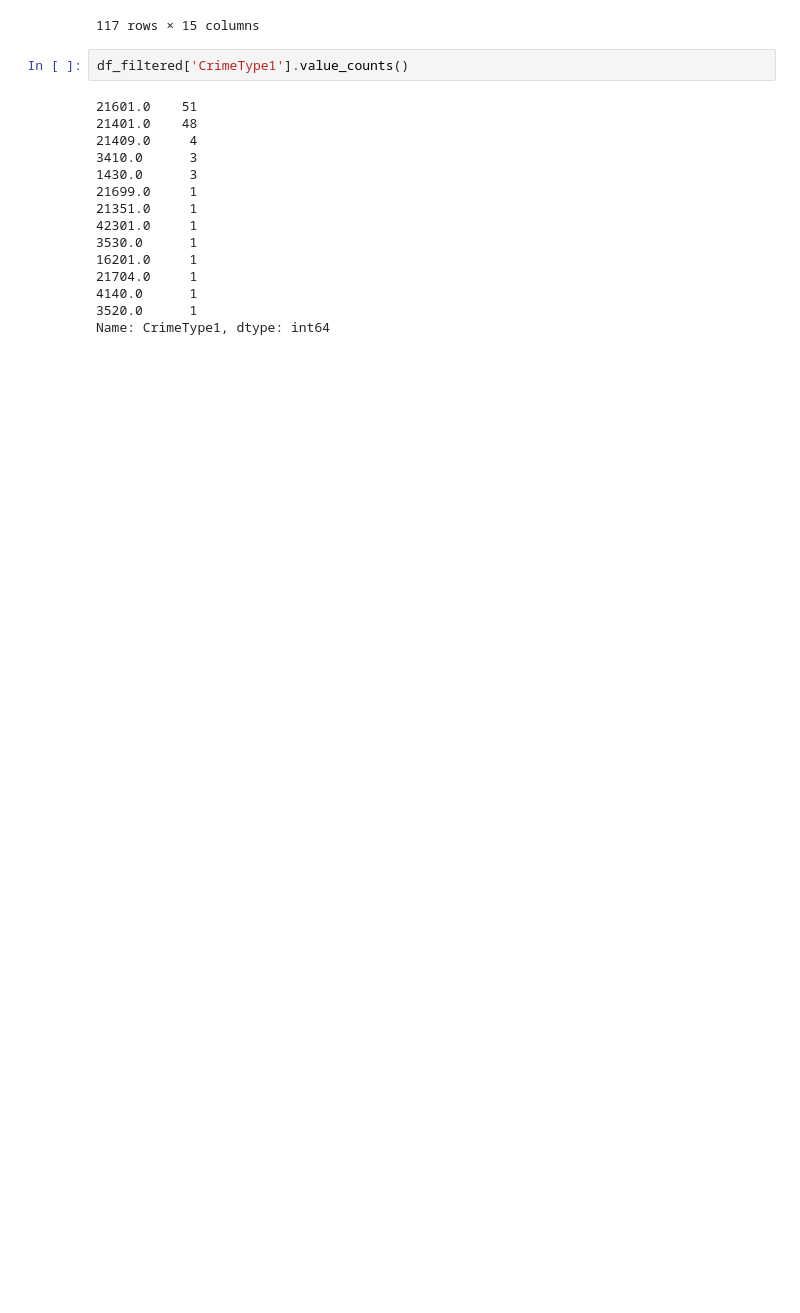
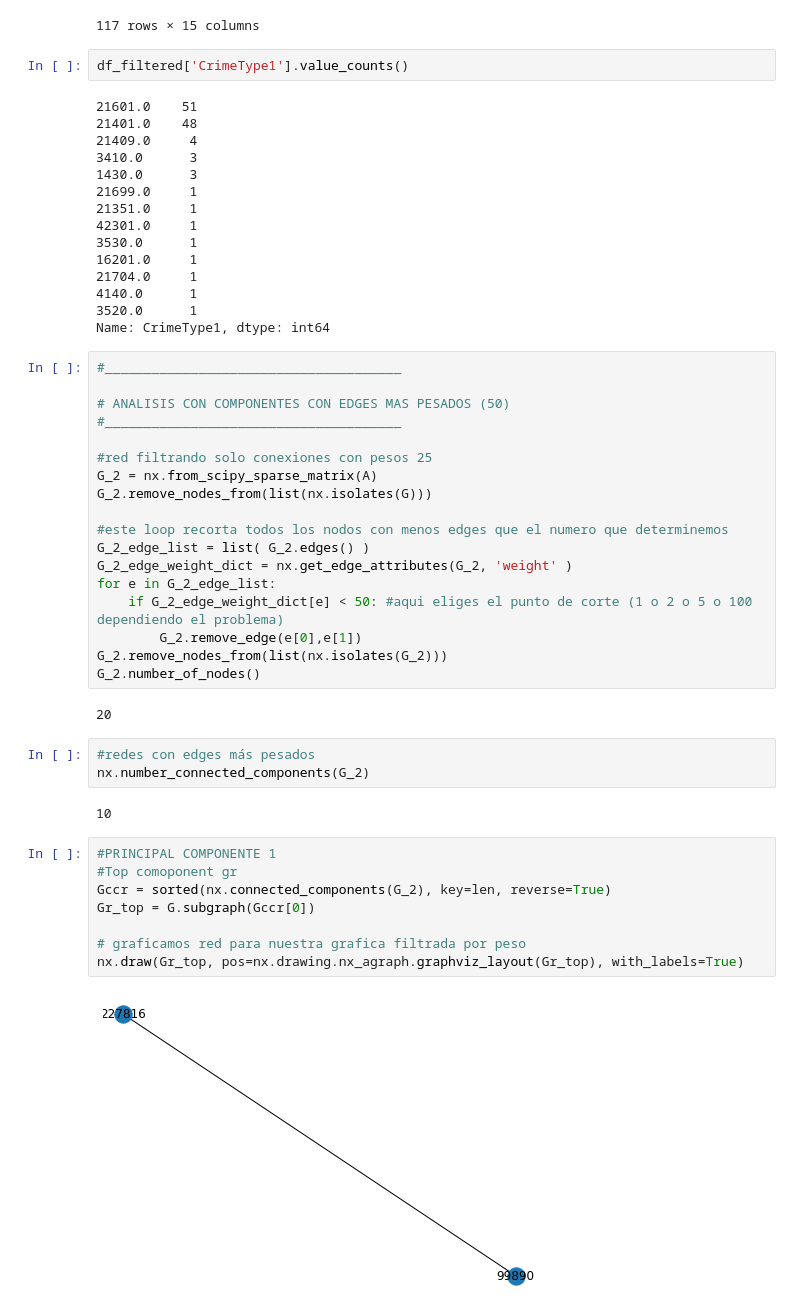
Before and after one commit to santibatte/criminal_communities, a Jupyter notebook: adj_matrix/script_base.ipynb, the cells around one changed output. Drawn from its saved outputs; the diff is of its cells as text; blank space fills up the shorter version.

```diff
--- a/adj_matrix/script_base.ipynb
+++ b/adj_matrix/script_base.ipynb
@@ -947,3 +1056,38 @@ df_filtered['CrimeType1'].value_counts()
 4140.0      1
 3520.0      1
 Name: CrimeType1, dtype: int64
+# %%
+#______________________________________
+
+# ANALISIS CON COMPONENTES CON EDGES MAS PESADOS (50)
+#______________________________________
+
+#red filtrando solo conexiones con pesos 25
+G_2 = nx.from_scipy_sparse_matrix(A)
+G_2.remove_nodes_from(list(nx.isolates(G)))
+
+#este loop recorta todos los nodos con menos edges que el numero que determinemos
+G_2_edge_list = list( G_2.edges() )
+G_2_edge_weight_dict = nx.get_edge_attributes(G_2, 'weight' )
+for e in G_2_edge_list:
+    if G_2_edge_weight_dict[e] < 50: #aqui eliges el punto de corte (1 o 2 o 5 o 100 dependiendo el problema)
+        G_2.remove_edge(e[0],e[1])
+G_2.remove_nodes_from(list(nx.isolates(G_2)))
+G_2.number_of_nodes()
+# %% [output]
+20
+# %%
+#redes con edges más pesados
+nx.number_connected_components(G_2)
+# %% [output]
+10
+# %%
+#PRINCIPAL COMPONENTE 1
+#Top comoponent gr
+Gccr = sorted(nx.connected_components(G_2), key=len, reverse=True)
+Gr_top = G.subgraph(Gccr[0])
+
+# graficamos red para nuestra grafica filtrada por peso
+nx.draw(Gr_top, pos=nx.drawing.nx_agraph.graphviz_layout(Gr_top), with_labels=True)
+# %% [output]
+[figure, added]
```
Also changed, not shown: parts of 14 cells of this notebook.
